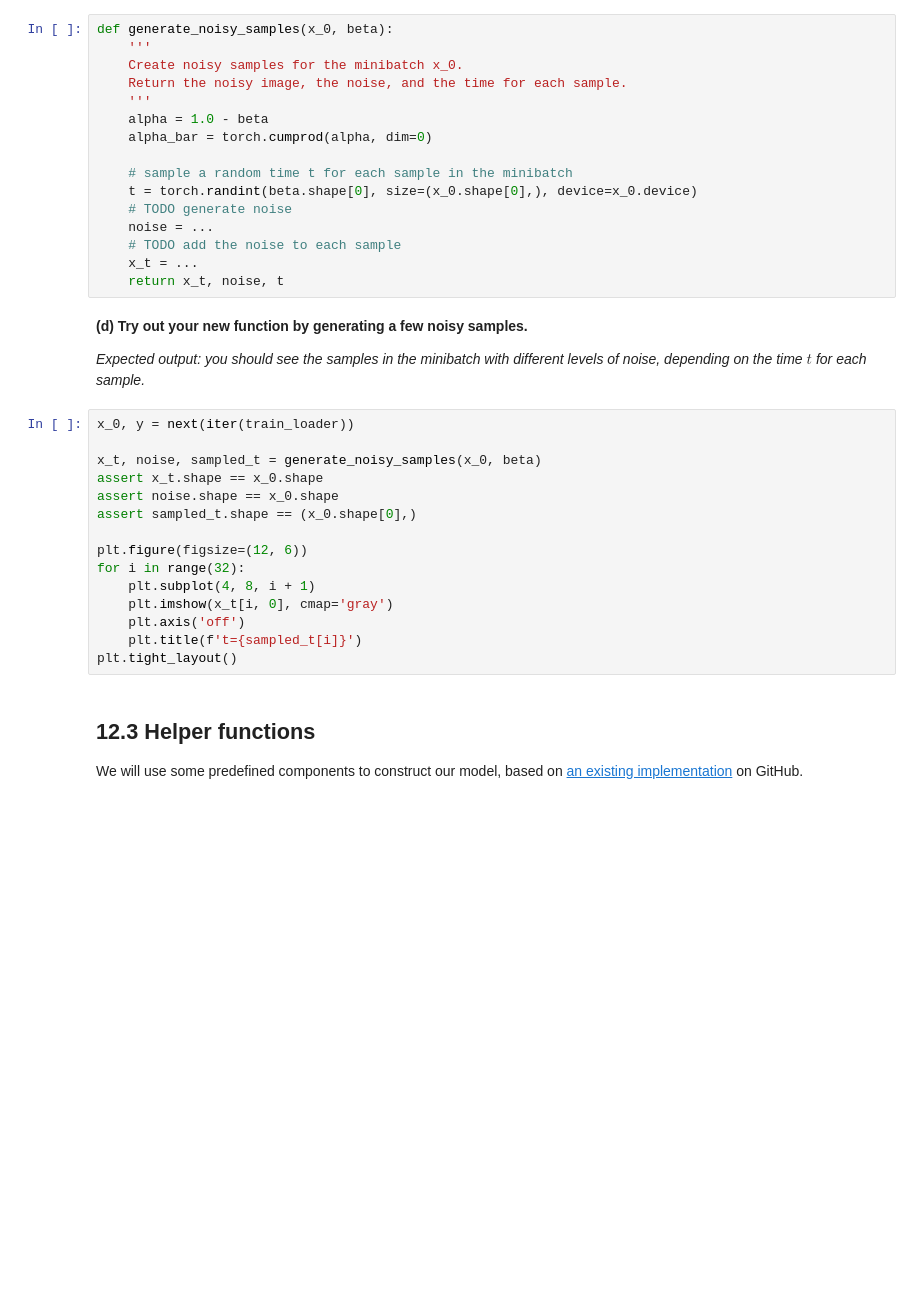
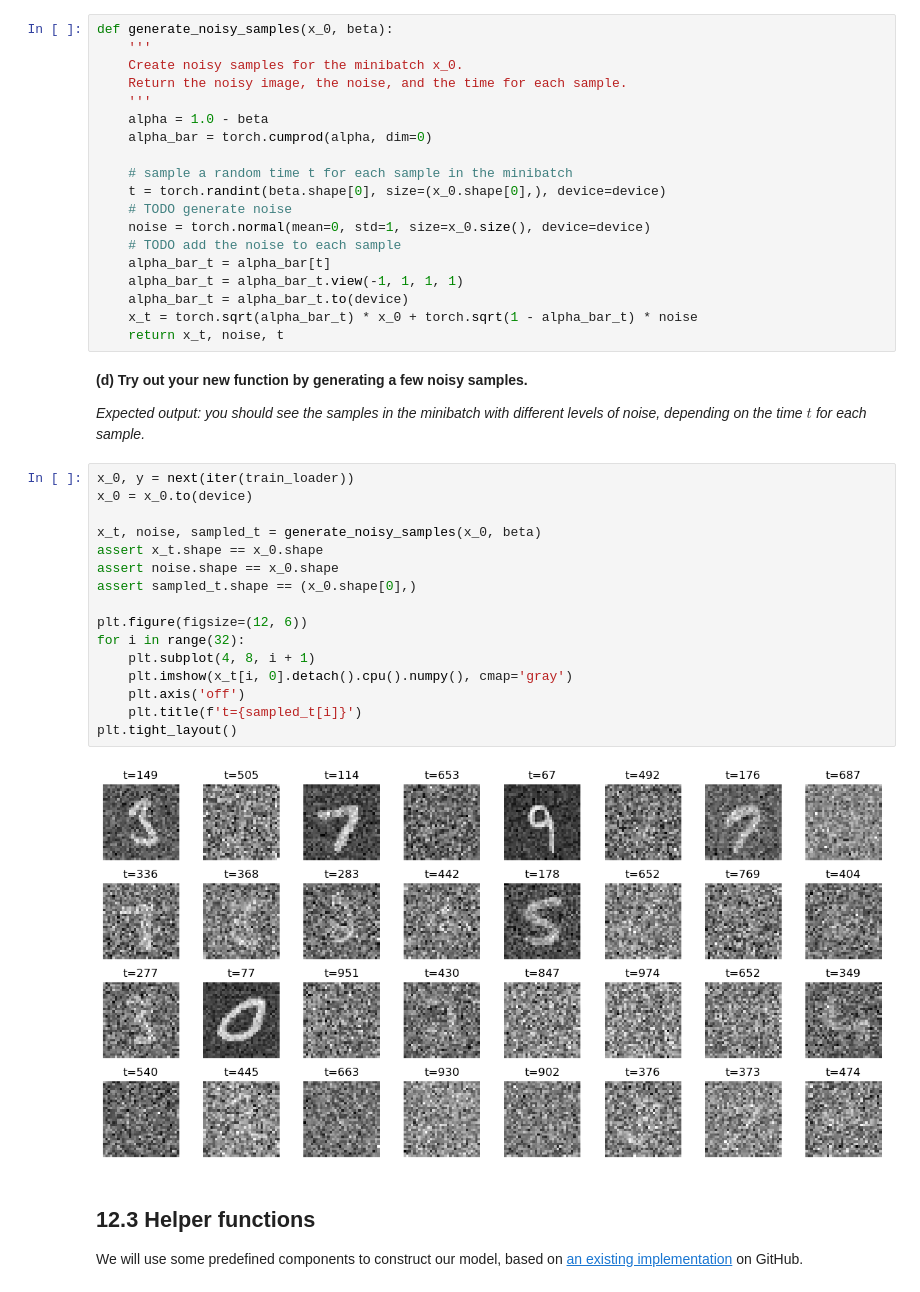
Before and after one commit to aschroede/RU-Deep-Learning, a Jupyter notebook: Assignment 12/dl-assignment-12.ipynb, the cells around one changed output. Saved outputs shown, nothing was run; the diff lists cells and outputs as text; blank space fills up the shorter version.

```diff
--- a/Assignment 12/dl-assignment-12.ipynb
+++ b/Assignment 12/dl-assignment-12.ipynb
@@ -141,11 +184,14 @@ def generate_noisy_samples(x_0, beta):
     alpha_bar = torch.cumprod(alpha, dim=0)
 
     # sample a random time t for each sample in the minibatch
-    t = torch.randint(beta.shape[0], size=(x_0.shape[0],), device=x_0.device)
+    t = torch.randint(beta.shape[0], size=(x_0.shape[0],), device=device)
     # TODO generate noise
-    noise = ...
+    noise = torch.normal(mean=0, std=1, size=x_0.size(), device=device)
     # TODO add the noise to each sample
-    x_t = ...
+    alpha_bar_t = alpha_bar[t]
+    alpha_bar_t = alpha_bar_t.view(-1, 1, 1, 1)
+    alpha_bar_t = alpha_bar_t.to(device)
+    x_t = torch.sqrt(alpha_bar_t) * x_0 + torch.sqrt(1 - alpha_bar_t) * noise
     return x_t, noise, t
 # %% [markdown]
 **(d) Try out your new function by generating a few noisy samples.**
@@ -153,19 +199,22 @@ def generate_noisy_samples(x_0, beta):
 *Expected output: you should see the samples in the minibatch with different levels of noise, depending on the time $t$ for each sample.*
 # %%
 x_0, y = next(iter(train_loader))
+x_0 = x_0.to(device)
 
 x_t, noise, sampled_t = generate_noisy_samples(x_0, beta)
 assert x_t.shape == x_0.shape
 assert noise.shape == x_0.shape
 assert sampled_t.shape == (x_0.shape[0],)
 
 plt.figure(figsize=(12, 6))
 for i in range(32):
     plt.subplot(4, 8, i + 1)
-    plt.imshow(x_t[i, 0], cmap='gray')
+    plt.imshow(x_t[i, 0].detach().cpu().numpy(), cmap='gray')
     plt.axis('off')
     plt.title(f't={sampled_t[i]}')
 plt.tight_layout()
+# %% [output]
+[figure, added]
 # %% [markdown]
 ## 12.3 Helper functions
 
```
Also changed, not shown: parts of 32 cells of this notebook.
